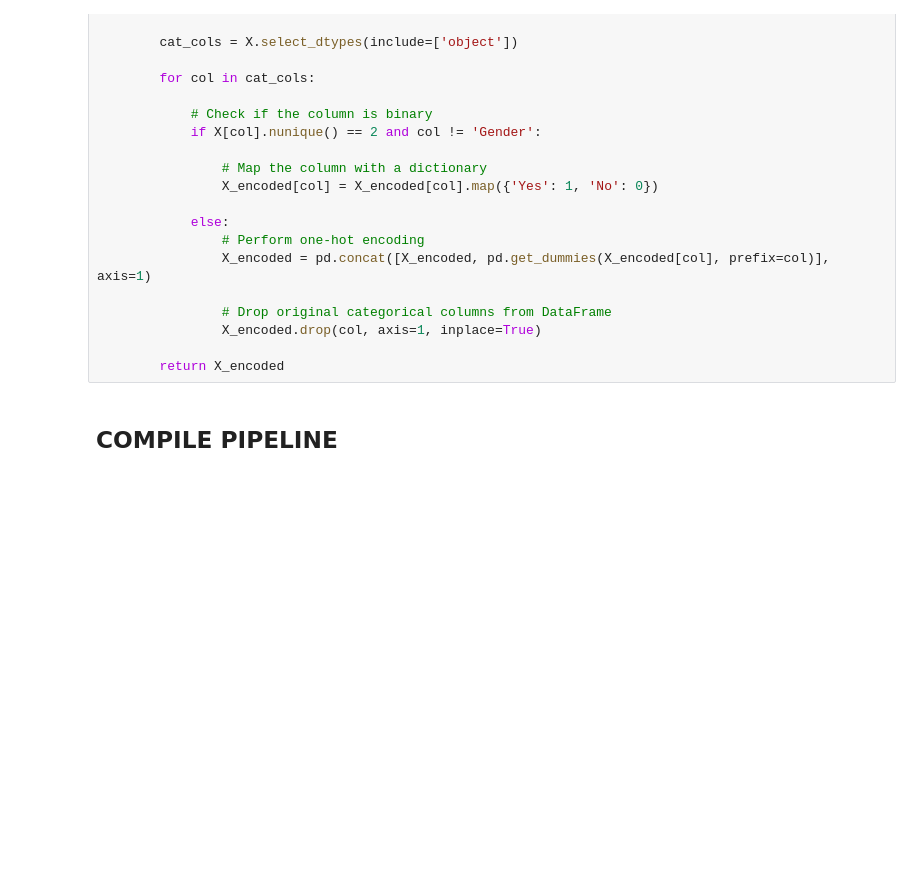
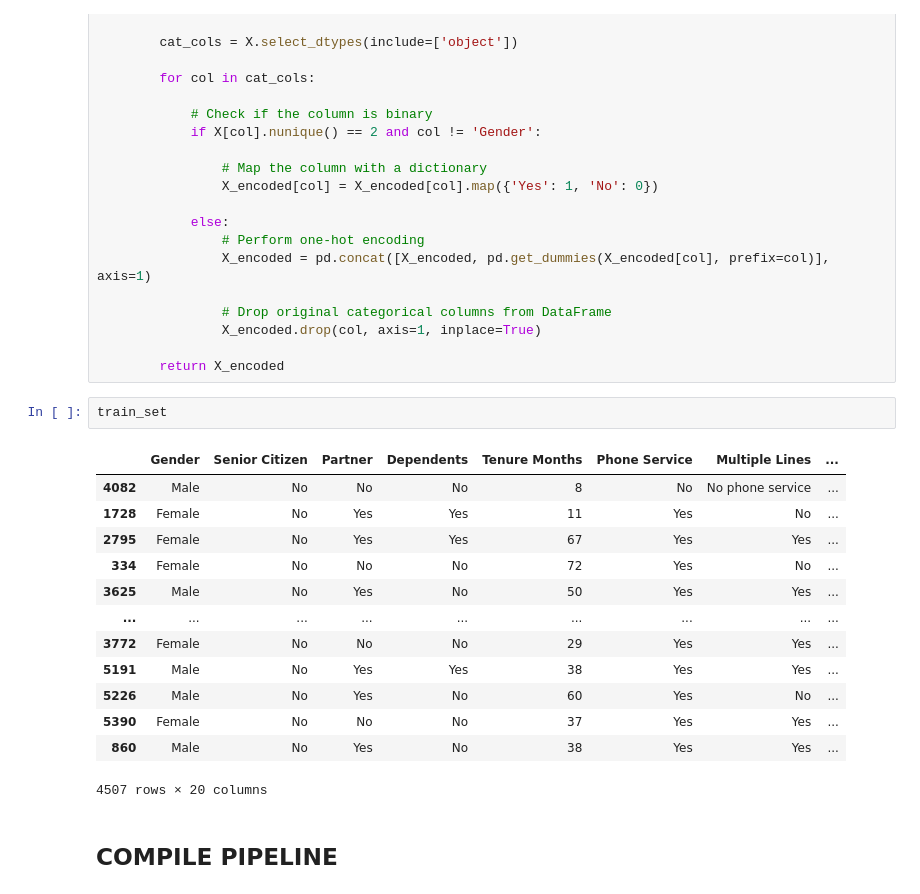
Before and after one commit to amaliap21/Lesgo-Data, a Jupyter notebook: datsci.ipynb, the cells around one changed output. Cells and saved outputs as stored; diff of their text form; blank space fills up the shorter version.

```diff
--- a/datsci.ipynb
+++ b/datsci.ipynb
@@ -361,6 +360,22 @@ class FeatureEncoder(BaseEstimator, TransformerMixin):
                 X_encoded.drop(col, axis=1, inplace=True)
 
         return X_encoded
+# %%
+train_set
+# %% [output]
+|  | Gender | Senior Citizen | Partner | Dependents | Tenure Months | Phone Service | Multiple Lines | ... |
+| 4082 | Male | No | No | No | 8 | No | No phone service | ... |
+| 1728 | Female | No | Yes | Yes | 11 | Yes | No | ... |
+| 2795 | Female | No | Yes | Yes | 67 | Yes | Yes | ... |
+| 334 | Female | No | No | No | 72 | Yes | No | ... |
+| 3625 | Male | No | Yes | No | 50 | Yes | Yes | ... |
+| ... | ... | ... | ... | ... | ... | ... | ... | ... |
+| 3772 | Female | No | No | No | 29 | Yes | Yes | ... |
+| 5191 | Male | No | Yes | Yes | 38 | Yes | Yes | ... |
+| 5226 | Male | No | Yes | No | 60 | Yes | No | ... |
+| 5390 | Female | No | No | No | 37 | Yes | Yes | ... |
+| 860 | Male | No | Yes | No | 38 | Yes | Yes | ... |
+4507 rows × 20 columns
 # %% [markdown]
 ## COMPILE PIPELINE
 # %%
```
Also changed, not shown: parts of 27 cells of this notebook, 35 other files.
